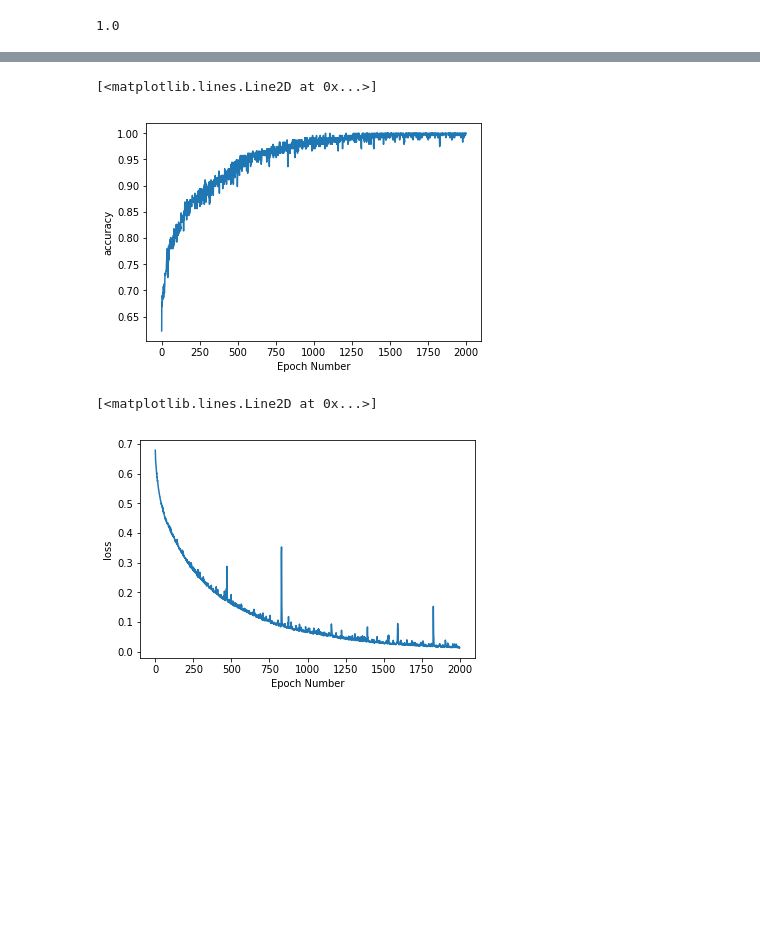
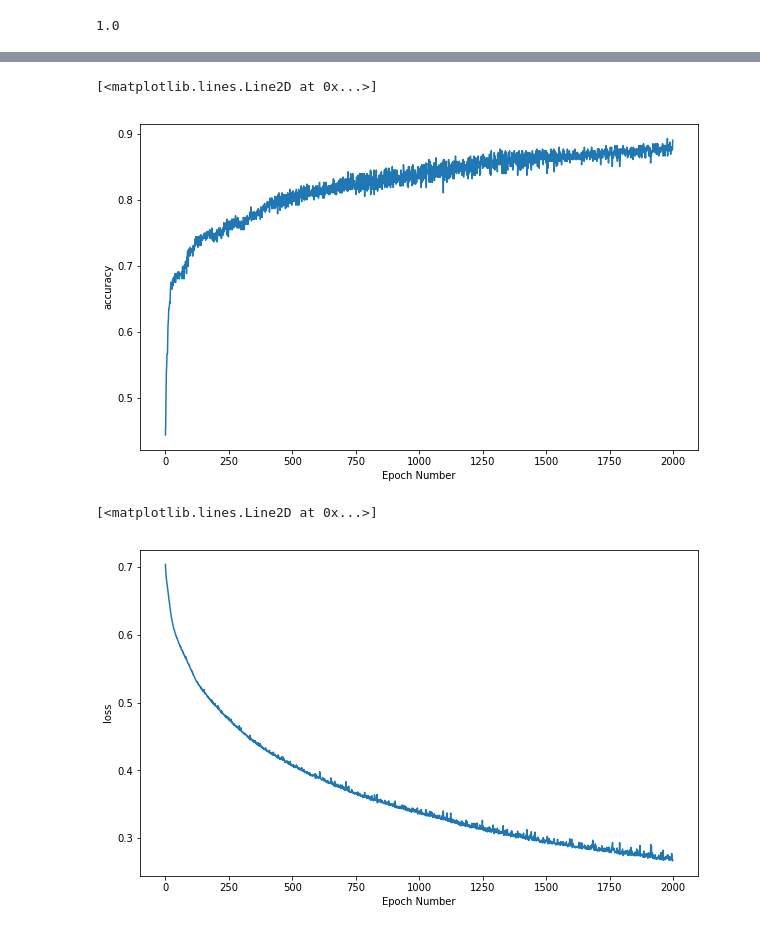
Before and after one commit to nsetnik0703/Netflix-Movie-Predictor, a Jupyter notebook: Classification.ipynb, the cells around one changed output, grey strips where cells are left out. Drawn from its saved outputs; the diff is of its cells as text; code cells hidden in the pictures; blank space fills up the shorter version.

```diff
--- a/Classification.ipynb
+++ b/Classification.ipynb
@@ -20,5 +20,7 @@ from tensorflow.keras.utils import to_categorical
 df=pd.read_csv("Resources/Data/movies.csv")
 df["like_count%"]=df["like_count"]/df["view_count"]
 df["comment_count%"]=df["comment_count"]/df["view_count"]
-df.tail()
+df=df.replace([np.inf, -np.inf], np.nan)
+df=df[df["gross"]!=0]
+df.isnull().sum(axis = 0)
 # %% [output]
@@ -92,8 +89,8 @@ y_train_categorical = to_categorical(y_train)
 y_test_categorical = to_categorical(y_test)
 # %%
 model = Sequential()
-model.add(Dense(units=64, activation='relu', input_dim=6))
-model.add(Dense(units=64, activation='relu'))
+model.add(Dense(units=15, activation='relu', input_dim=6))
+model.add(Dense(units=15, activation='relu'))
 model.add(Dense(units=2, activation='softmax'))
 # %% [output]
 WARNING: Logging before flag parsing goes to stderr.
@@ -141,14 +138,19 @@ Deep Neural Network - Loss: 4.343465138085281, Accuracy: 0.6329113841056824
 # %%
+plt.figure(figsize=(10,6))
 plt.xlabel('Epoch Number')
 plt.ylabel("accuracy")
+
 plt.plot(k.history['acc'])
 # %% [output]
 [<matplotlib.lines.Line2D at 0x...>]
-[figure, old version]
+[figure, new version]
 # %%
+plt.figure(figsize=(10,6))
+
 plt.xlabel('Epoch Number')
 plt.ylabel("loss")
+
 plt.plot(k.history['loss'])
 # %% [output]
 [<matplotlib.lines.Line2D at 0x...>]
-[figure, old version]
+[figure, new version]
```
Also changed, not shown: parts of 11 cells of this notebook.
